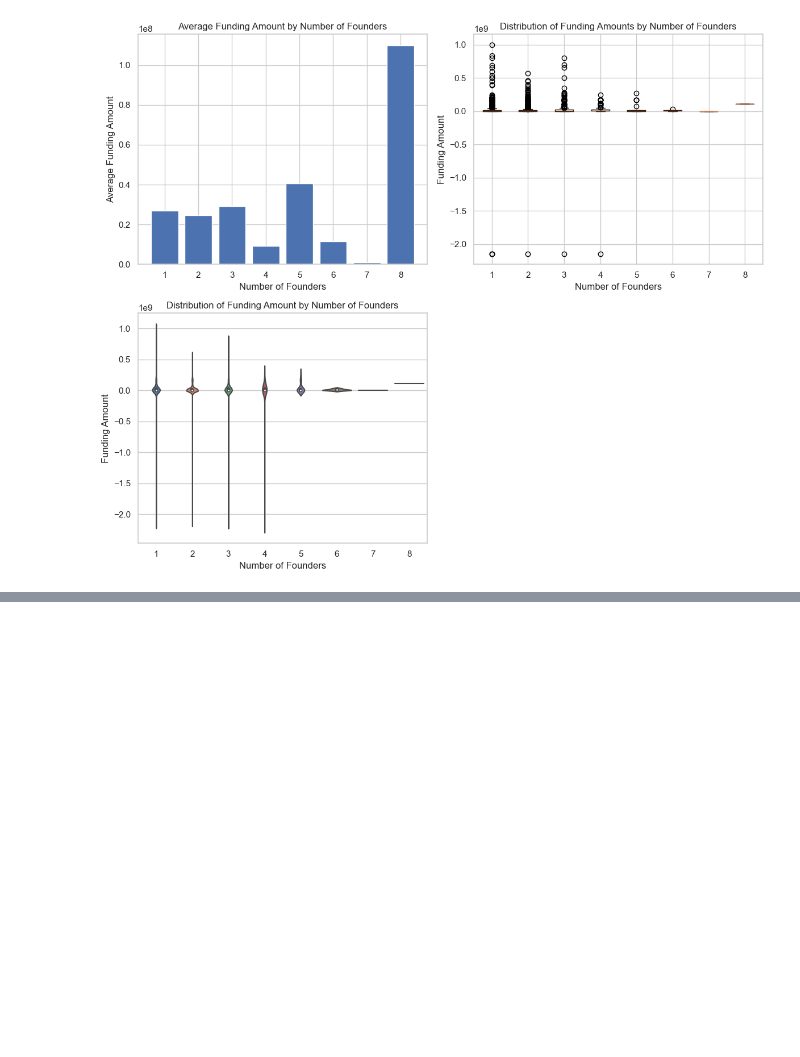
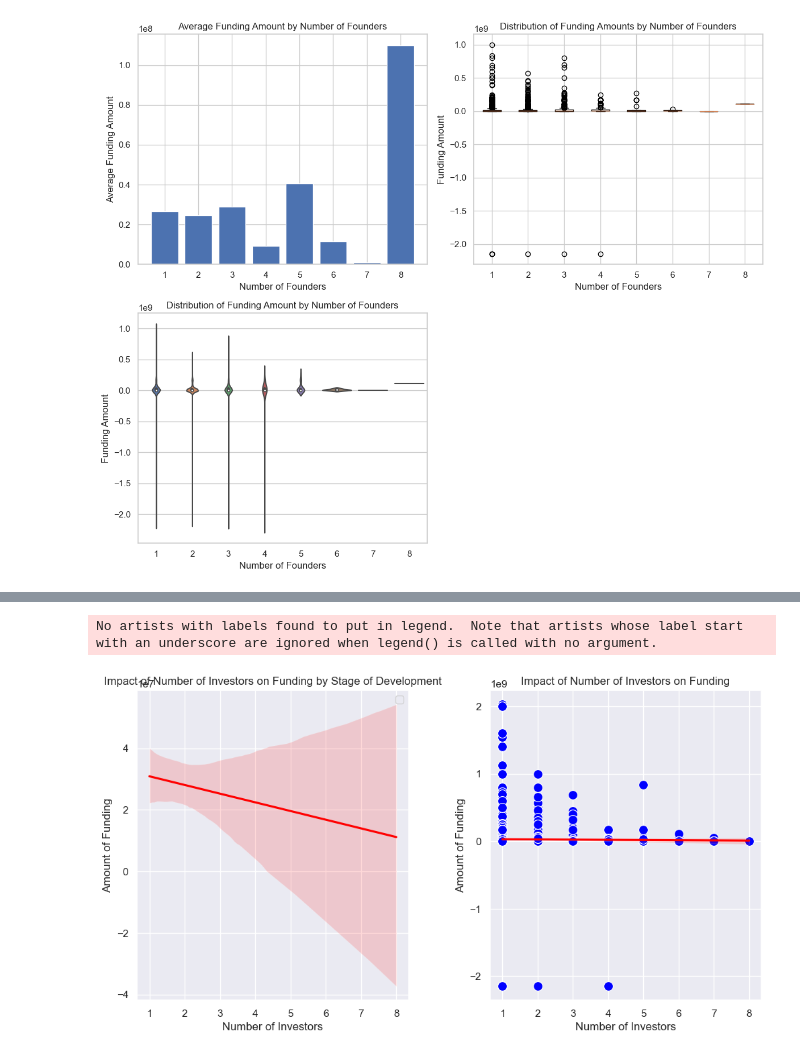
Before and after one commit to Israel-Anaba/Edinburgh-Indian-Start-up-Project, a Jupyter notebook: Answering questions with Visualization.ipynb, the cells around one changed output, grey strips where cells are left out. Cells and saved outputs as stored; diff of their text form; code cells hidden in the pictures; blank space fills up the shorter version.

```diff
--- a/Answering questions with Visualization.ipynb
+++ b/Answering questions with Visualization.ipynb
@@ -184,0 +192,41 @@ plt.show()
+# %%
+# Calculate total number of investors for each row
+df['total_investors'] = df['Investor'].apply(lambda x: len(str(x).split(',')))
+
+# Assign variables for scatter plot
+number_of_investors = df['total_investors']
+amount_of_funding = df['Amount']
+stage_of_development = df['Stage']
+
+# Create figure with subplots
+fig, (ax1, ax2) = plt.subplots(1, 2, figsize=(12, 6))
+
+# Plot scatter plot on the left
+sns.set_style("darkgrid")
+stage_colors = {'Early Stage': 'blue', 'Growth Stage': 'green', 'Mature Stage': 'orange'}
+for stage in stage_colors:
+    stage_indices = df1[df1['Stage'] == stage].index
+    sns.scatterplot(x=number_of_investors[stage_indices], y=amount_of_funding[stage_indices],
+                    s=100, color=stage_colors[stage], label=stage, ax=ax1)
+sns.regplot(x=number_of_investors, y=amount_of_funding, scatter=False, color='red', ax=ax1)
+ax1.set_xlabel('Number of Investors')
+ax1.set_ylabel('Amount of Funding')
+ax1.set_title('Impact of Number of Investors on Funding by Stage of Development')
+ax1.legend()
+
+# Plot scatter plot on the right
+sns.set_style("darkgrid")
+sns.scatterplot(x=number_of_investors, y=amount_of_funding, s=100, color='blue', ax=ax2)
+sns.regplot(x=number_of_investors, y=amount_of_funding, scatter=False, color='red', ax=ax2)
+ax2.set_xlabel('Number of Investors')
+ax2.set_ylabel('Amount of Funding')
+ax2.set_title('Impact of Number of Investors on Funding')
+
+# Adjust spacing between subplots
+plt.subplots_adjust(wspace=0.3)
+
+# Display the plots
+plt.show()
+# %% [output]
+No artists with labels found to put in legend.  Note that artists whose label start with an underscore are ignored when legend() is called with no argument.
+[figure, added]
```
Also changed, not shown: parts of 8 cells of this notebook, 5 other files.
